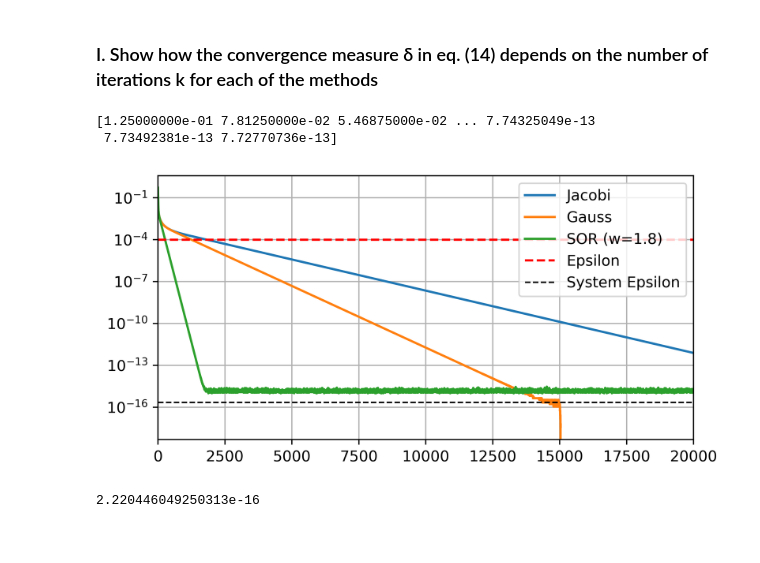
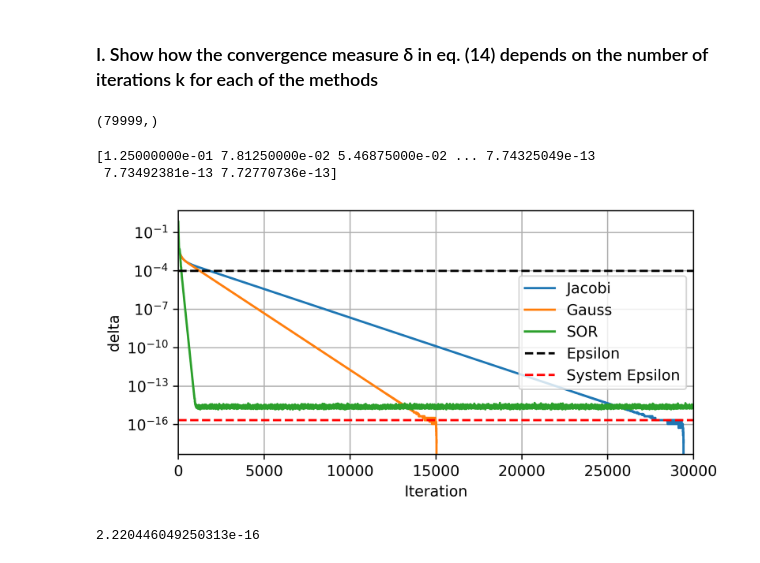
Before and after one commit to NitaiNijholt/ScientificComputing, a Jupyter notebook: assignment_1 - Copia.ipynb, the cells around one changed output. Cells and saved outputs as stored; diff of their text form; code cells hidden in the pictures.

```diff
--- a/assignment_1 - Copia.ipynb
+++ b/assignment_1 - Copia.ipynb
@@ -616,6 +618,10 @@ for i in range(c_sim_jacobi.shape[0]-1):
     max_jacobi[i] = np.max(np.abs(c_sim_jacobi[i+1,:,:] - c_sim_jacobi[i,:,:]))
     max_gaussi[i] = np.max(np.abs(c_sim_gaussi[i+1,:,:] - c_sim_gaussi[i,:,:]))
     max_succor[i] = np.max(np.abs(c_sim_succor[i+1,:,:] - c_sim_succor[i,:,:]))
+# %%
+print()
+# %% [output]
+(79999,)
 # %%
 max_jacobi.shape
 print(max_jacobi)
@@ -625,27 +631,32 @@ print(max_jacobi)
 # %%
 import sys
 
 print()
 
 SYS_EPSILON = sys.float_info.epsilon
 
+length_sim = max_jacobi.shape[0]
+xs = np.arange(length_sim)
+
 plt.figure(figsize=(6,3),dpi=500)
-plt.semilogy(np.arange(19999),max_jacobi,label='Jacobi')
-plt.semilogy(np.arange(19999),max_gaussi,label='Gauss')
-plt.semilogy(np.arange(19999),max_succor,label=f'SOR (w={W})')
+plt.semilogy(xs,max_jacobi,label='Jacobi')
+plt.semilogy(xs,max_gaussi,label='Gauss')
+plt.semilogy(xs,max_succor,label=f'SOR')
 
-plt.semilogy(np.arange(19999),np.ones(19999)*EPSILON,label='Epsilon',c='red',ls='--')
-plt.semilogy(np.arange(19999),np.ones(19999)*SYS_EPSILON,label='System Epsilon',c='black',ls='--',lw=1)
+plt.semilogy(xs,np.ones(length_sim)*EPSILON,label='Epsilon',c='black',ls='--')
+plt.semilogy(xs,np.ones(length_sim)*SYS_EPSILON,label='System Epsilon',c='red',ls='--')
 
 
+plt.xlabel('Iteration')
+plt.ylabel('delta')
 
 plt.legend()
-plt.xlim([0,20000])
+plt.xlim([0,30000])
 #plt.ylim([0,1])
 plt.tight_layout()
 plt.grid()
 # %% [output]
-[figure, old version]
+[figure, new version]
 # %%
 # %% [output]
 2.220446049250313e-16
```
Also changed, not shown: parts of 14 cells of this notebook.
